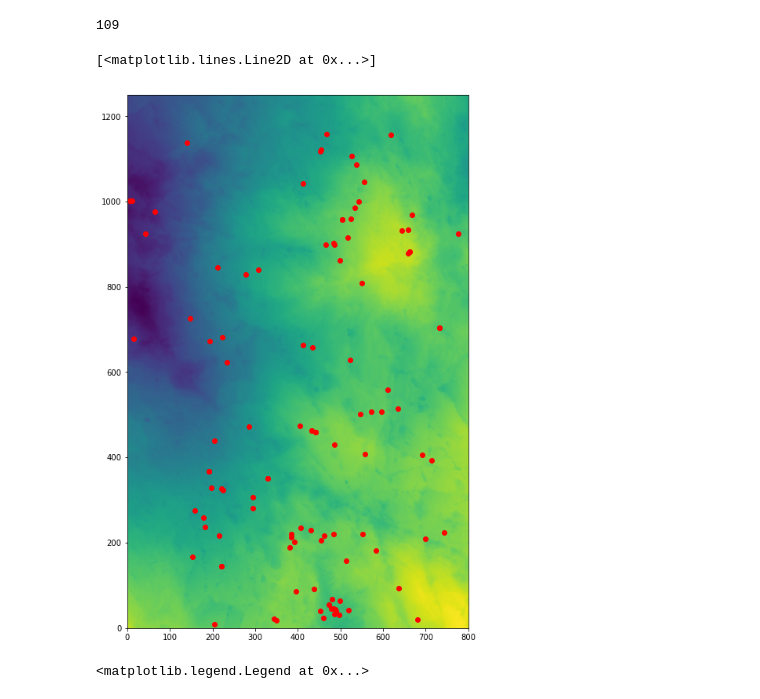
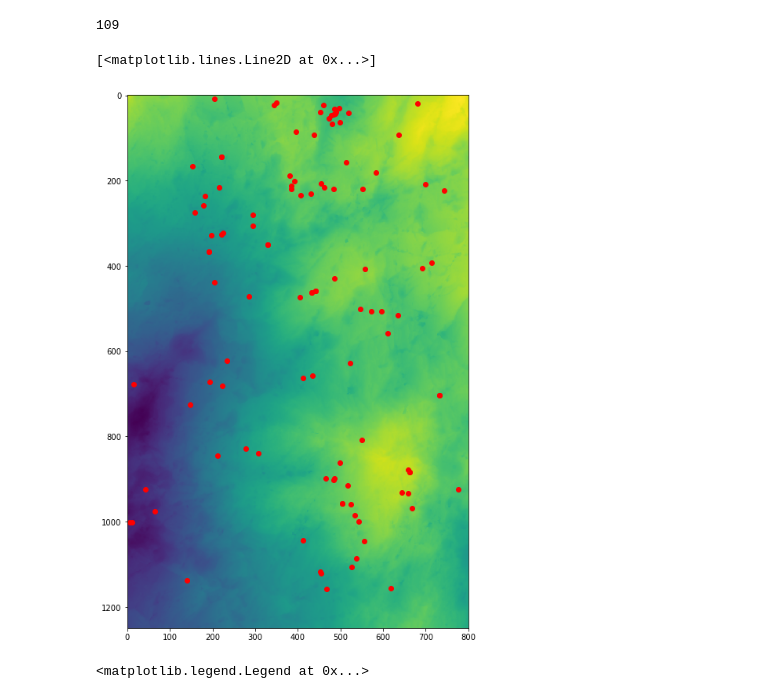
Before and after one commit to goatchurchprime/goatchurchprime.github.io, a Jupyter notebook: Loser1terrain.ipynb, the cells around one changed output. Saved outputs shown, nothing was run; the diff lists cells and outputs as text; code cells hidden in the pictures.

```diff
--- a/Loser1terrain.ipynb
+++ b/Loser1terrain.ipynb
@@ -45,20 +45,19 @@ dmp3d = parse3ddmp.DMP3d(open("all.dmp").readlines())
 ents = [ (name, (p[0] - headervals["xllcorner"])/headervals["cellsize"], (p[1] - headervals["yllcorner"])/headervals["cellsize"], p[2])  \
          for p, name, flags in dmp3d.nodes  if "ENTRANCE" in flags ]
 ents = [ (name, int(x), int(y), alt)  for name, x, y, alt  in ents  if 0<=x<=headervals["ncols"]-1 and 0<=y<=headervals["nrows"]-1 ]
-ents.sort(key=lambda X:X[3])  # ascending altitude
 len(ents)
 # %% [output]
 109
 # %%
 from matplotlib import pyplot as plt
 %matplotlib inline
 
 plt.figure(figsize=(8, 12.5))
-plt.imshow(r, origin="lower")
+plt.imshow(r, origin="upper")
 plt.plot([e[1] for e in ents], [e[2] for e in ents], 'ro')
 # %% [output]
 [<matplotlib.lines.Line2D at 0x...>]
-[figure, old version]
+[figure, new version]
 # %%
 d = 2 # spread of cells we scan around the selected position which we lift the terrain altitude
 def minmaxalt(r, x, y):
```
Also changed, not shown: parts of 18 cells of this notebook.
